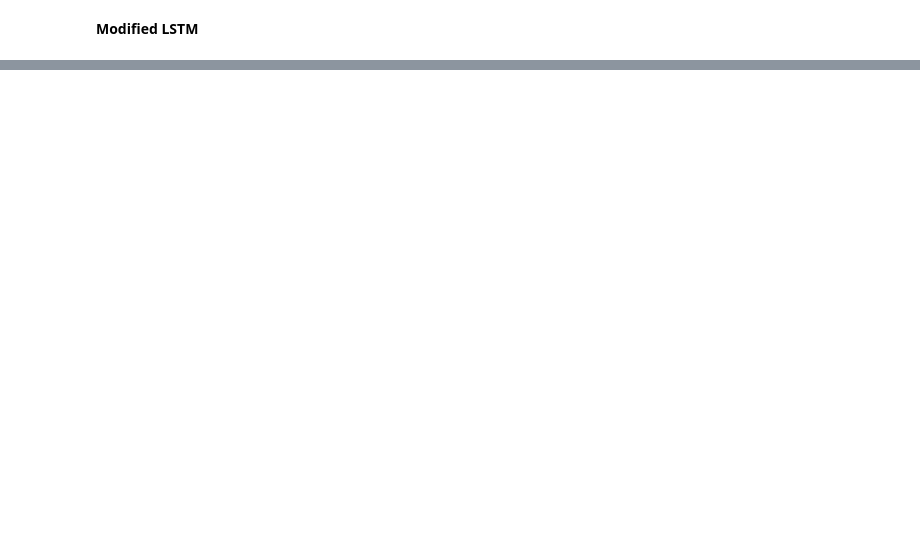
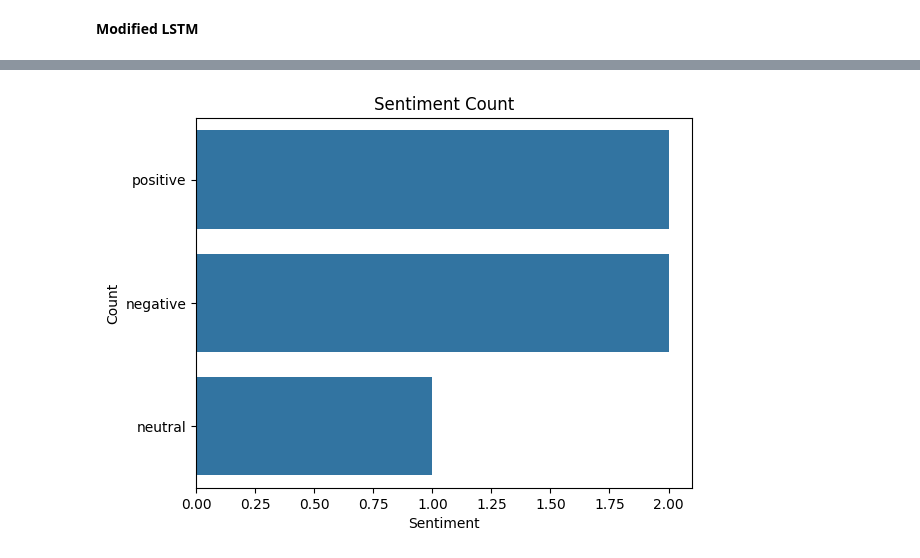
Before and after one commit to Siji-Jaimal/Siji-Jaimal, a Jupyter notebook: IMDb_SA.ipynb, the cells around one changed output, grey strips where cells are left out. Cells and saved outputs as stored; diff of their text form; code cells hidden in the pictures; blank space fills up the shorter version.

```diff
--- a/IMDb_SA.ipynb
+++ b/IMDb_SA.ipynb
@@ -968,0 +1014,15 @@ weighted avg       0.52      0.50      0.39     25000
+# %%
+import seaborn as sns
+import pandas as pd # Import pandas to work with DataFrames
+
+# Create a sample DataFrame (replace this with your actual data)
+data = {'sentiment': ['positive', 'negative', 'positive', 'neutral', 'negative']}
+df = pd.DataFrame(data)
+
+sns.countplot(df["sentiment"])
+plt.title("Sentiment Count")
+plt.xlabel("Sentiment")
+plt.ylabel("Count")
+plt.show()
+# %% [output]
+[figure, added]
```
Also changed, not shown: parts of 56 cells of this notebook.
